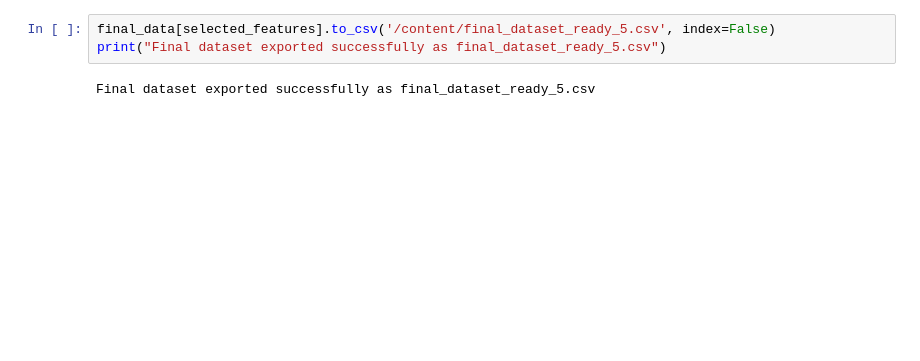
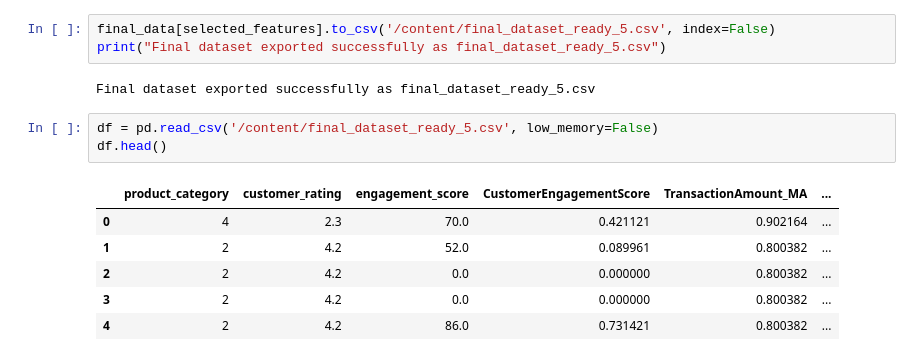
Before and after one commit to sergekamanzi/Formative2-Data-Preprocessing, a Jupyter notebook: Formative_2_Data_Preprocessing.ipynb, the cells around one changed output. Cells and saved outputs as stored; diff of their text form; blank space fills up the shorter version.

```diff
--- a/Formative_2_Data_Preprocessing.ipynb
+++ b/Formative_2_Data_Preprocessing.ipynb
@@ -291,3 +308,13 @@ final_data[selected_features].to_csv('/content/final_dataset_ready_5.csv', index
 print("Final dataset exported successfully as final_dataset_ready_5.csv")
 # %% [output]
 Final dataset exported successfully as final_dataset_ready_5.csv
+# %%
+df = pd.read_csv('/content/final_dataset_ready_5.csv', low_memory=False)
+df.head()
+# %% [output]
+|  | product_category | customer_rating | engagement_score | CustomerEngagementScore | TransactionAmount_MA | ... |
+| 0 | 4 | 2.3 | 70.0 | 0.421121 | 0.902164 | ... |
+| 1 | 2 | 4.2 | 52.0 | 0.089961 | 0.800382 | ... |
+| 2 | 2 | 4.2 | 0.0 | 0.000000 | 0.800382 | ... |
+| 3 | 2 | 4.2 | 0.0 | 0.000000 | 0.800382 | ... |
+| 4 | 2 | 4.2 | 86.0 | 0.731421 | 0.800382 | ... |
```
Also changed, not shown: parts of 8 cells of this notebook.
